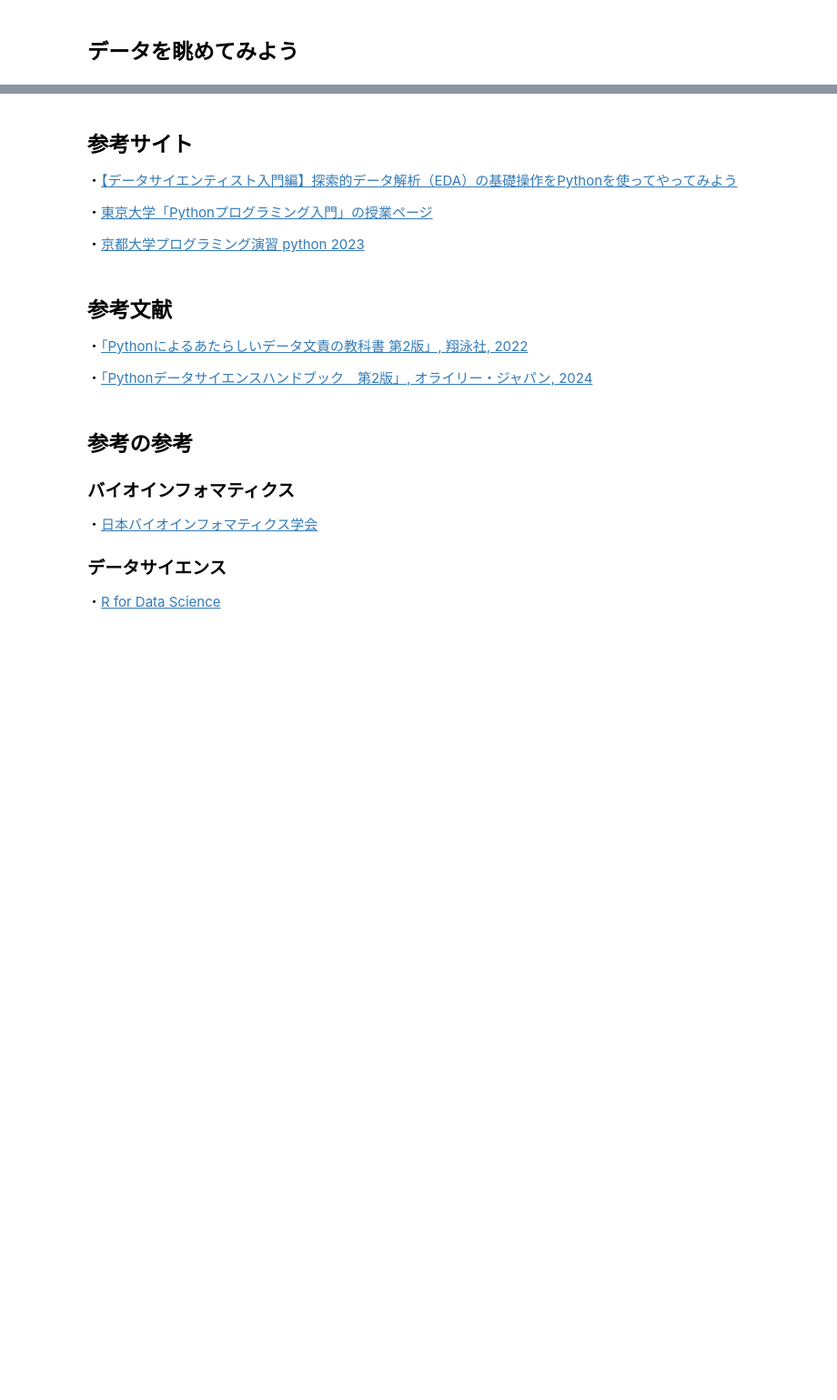
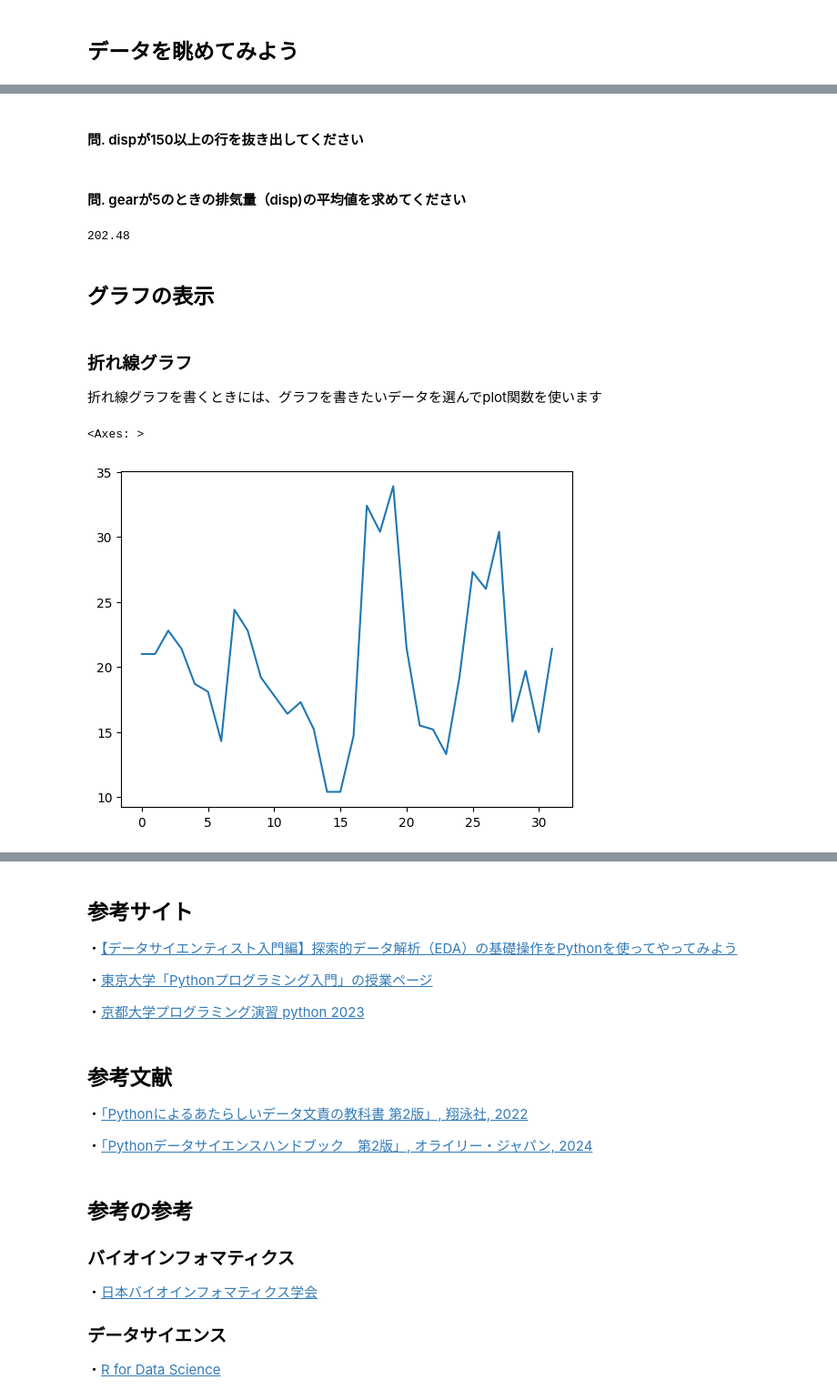
Before and after one commit to Satyosh/Python_Learning, a Jupyter notebook: Python_nyumon.ipynb, the cells around one changed output, grey strips where cells are left out. Shown at 91% size. Cells and saved outputs as stored; diff of their text form; code cells hidden in the pictures; blank space fills up the shorter version.

```diff
--- a/Python_nyumon.ipynb
+++ b/Python_nyumon.ipynb
@@ -26,4 +51,5 @@ CSVはExcelでも開けます。
 [mtcars :RDocumentation]('https://www.rdocumentation.org/packages/datasets/versions/3.6.2/topics/mtcars')
 # %%
-mtcars = pd.read_csv('./drive/MyDrive/python/mtcars.csv')
+mtcars = pd.read_csv('./mtcars.csv')
+mtcars.head(10)
 # %% [output]
@@ -52,0 +255,18 @@ df.head(10)
+# %% [markdown]
+#### 問. dispが150以上の行を抜き出してください
+# %% [markdown]
+#### 問. gearが5のときの排気量（disp)の平均値を求めてください
+# %%
+mtcars[mtcars['gear']==5]['disp'].mean()
+# %% [output]
+202.48
+# %% [markdown]
+## グラフの表示
+# %% [markdown]
+### 折れ線グラフ
+折れ線グラフを書くときには、グラフを書きたいデータを選んでplot関数を使います
+# %%
+mtcars['mpg'].plot()
+# %% [output]
+<Axes: >
+[figure, added]
```
Also changed, not shown: parts of 74 cells of this notebook.
